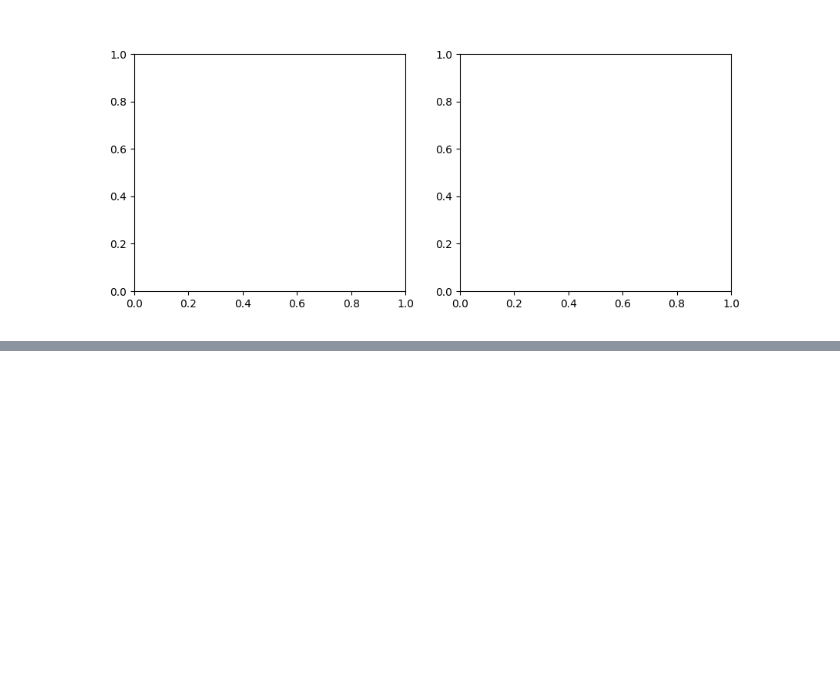
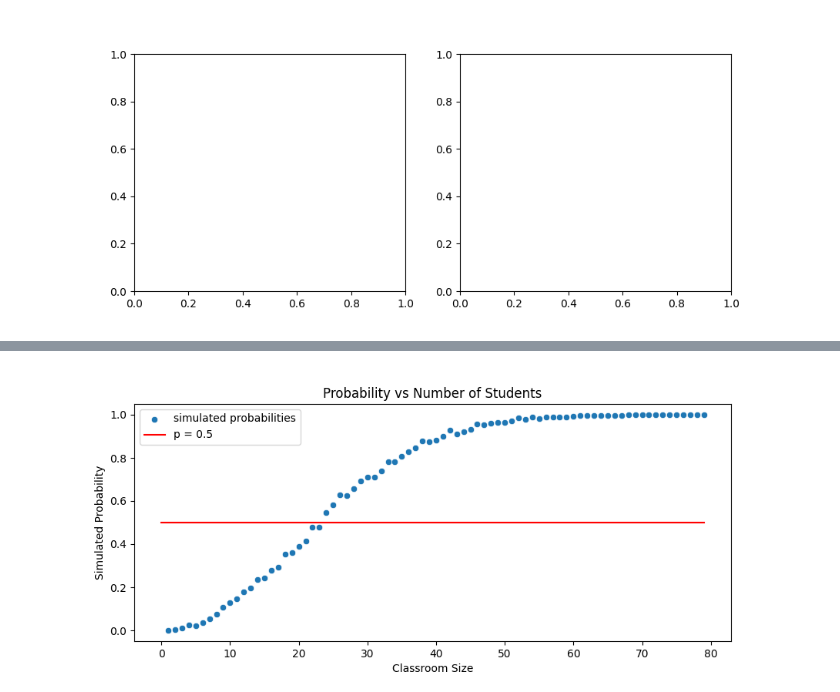
Before and after one commit to San-kalp/Maths-ML, a Jupyter notebook: Birthday problem /code.ipynb, the cells around one changed output, grey strips where cells are left out. Saved outputs shown, nothing was run; the diff lists cells and outputs as text; code cells hidden in the pictures; blank space fills up the shorter version.

```diff
--- a/Birthday problem /code.ipynb
+++ b/Birthday problem /code.ipynb
@@ -73,0 +90,13 @@ utils.plot_simulated_probs(simulated_probs_1, utils.big_classroom_sizes)
+# %%
+def problem_3(n_students):
+    gen_bdays = np.random.randint(0,365,(n_students))
+    unique_bdays=np.array(list(set(gen_bdays)))
+    return len(unique_bdays) != len(gen_bdays)
+# %%
+# Generate the simulated probability for every classroom
+simulated_probs_3 = [simulate(problem_3, n_students=n) for n in utils.small_classroom_sizes]
+
+# Create a scatterplot of simulated probabilities vs classroom size
+utils.plot_simulated_probs(simulated_probs_3, utils.small_classroom_sizes)
+# %% [output]
+[figure, added]
```
Also changed, not shown: parts of 11 cells of this notebook.
